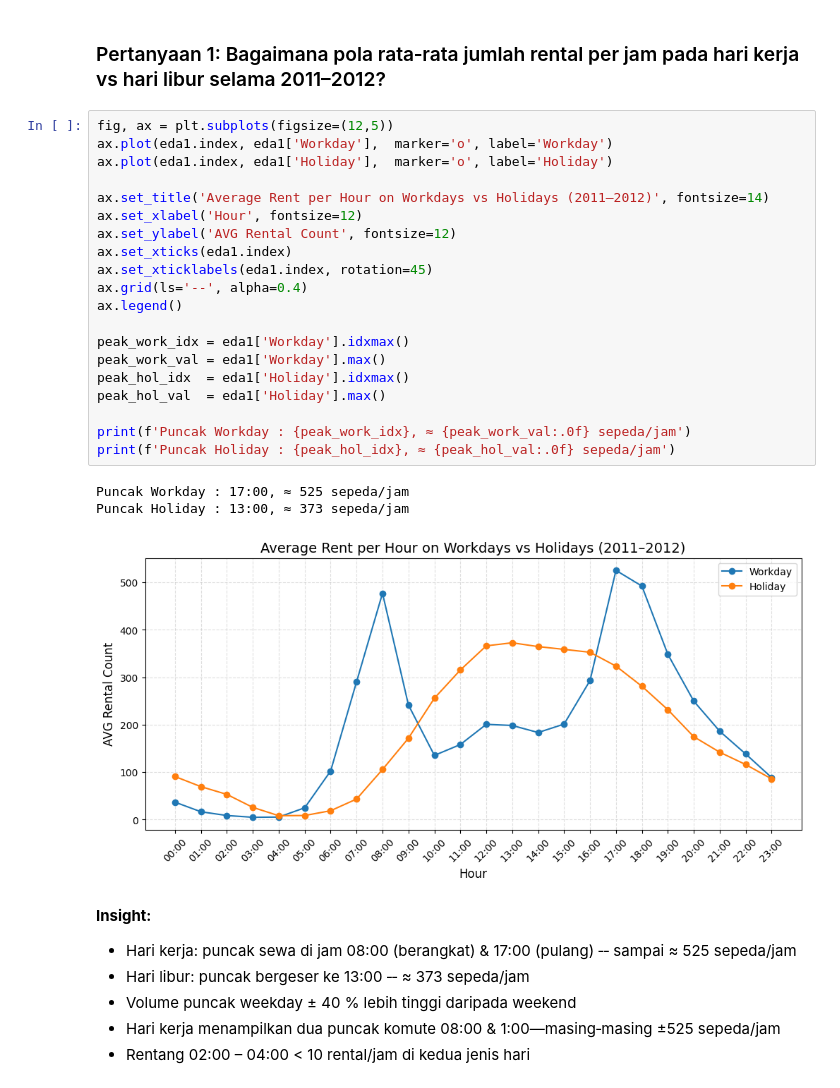
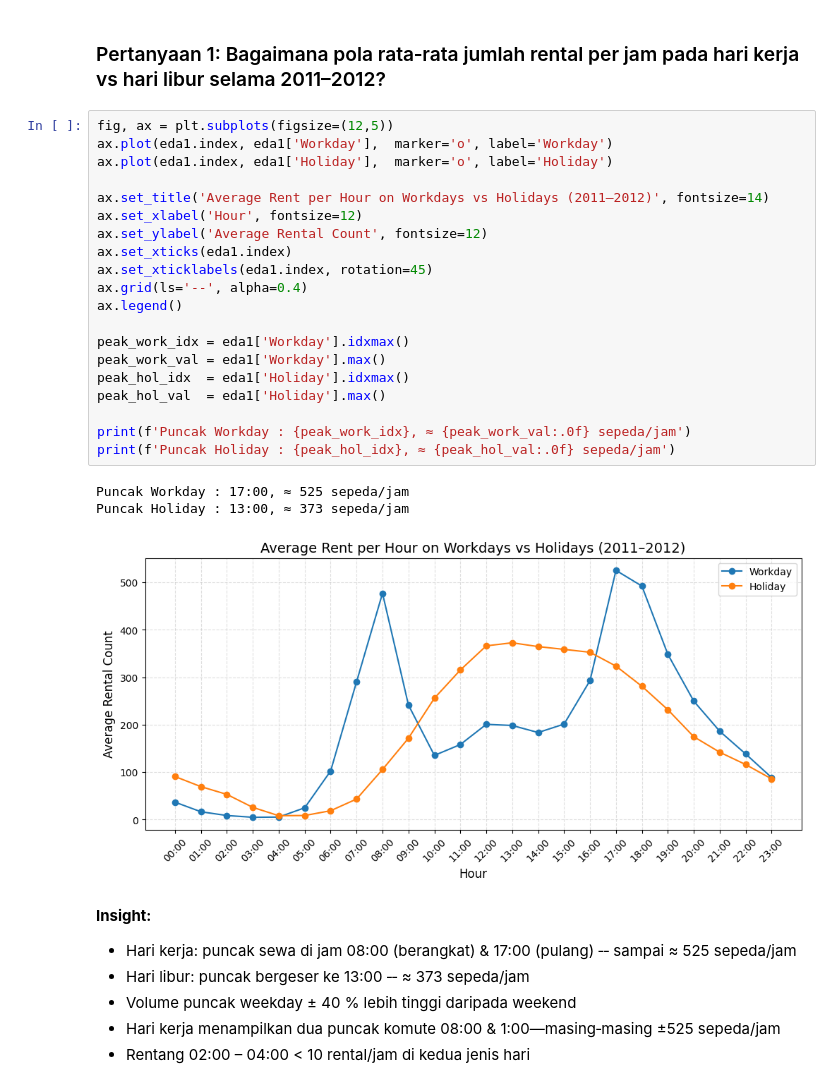
Before and after one commit to AliNicholas/Bike_Sharing_Final_Submission, a Jupyter notebook: notebook.ipynb, the cells around one changed output. Saved outputs shown, nothing was run; the diff lists cells and outputs as text.

```diff
--- a/notebook.ipynb
+++ b/notebook.ipynb
@@ -450,27 +450,27 @@ plt.show()
 # %%
 fig, ax = plt.subplots(figsize=(12,5))
 ax.plot(eda1.index, eda1['Workday'],  marker='o', label='Workday')
 ax.plot(eda1.index, eda1['Holiday'],  marker='o', label='Holiday')
 
 ax.set_title('Average Rent per Hour on Workdays vs Holidays (2011–2012)', fontsize=14)
 ax.set_xlabel('Hour', fontsize=12)
-ax.set_ylabel('AVG Rental Count', fontsize=12)
+ax.set_ylabel('Average Rental Count', fontsize=12)
 ax.set_xticks(eda1.index)
 ax.set_xticklabels(eda1.index, rotation=45)
 ax.grid(ls='--', alpha=0.4)
 ax.legend()
 
 peak_work_idx = eda1['Workday'].idxmax()
 peak_work_val = eda1['Workday'].max()
 peak_hol_idx  = eda1['Holiday'].idxmax()
 peak_hol_val  = eda1['Holiday'].max()
 
 print(f'Puncak Workday : {peak_work_idx}, ≈ {peak_work_val:.0f} sepeda/jam')
 print(f'Puncak Holiday : {peak_hol_idx}, ≈ {peak_hol_val:.0f} sepeda/jam')
 # %% [output]
 Puncak Workday : 17:00, ≈ 525 sepeda/jam
 Puncak Holiday : 13:00, ≈ 373 sepeda/jam
-[figure, old version]
+[figure, new version]
 # %% [markdown]
 **Insight:**
 - Hari kerja: puncak sewa di jam 08:00 (berangkat) & 17:00 (pulang) ‑‑ sampai ≈ 525 sepeda/jam
```
Also changed, not shown: parts of 2 cells of this notebook, 1 other file.
